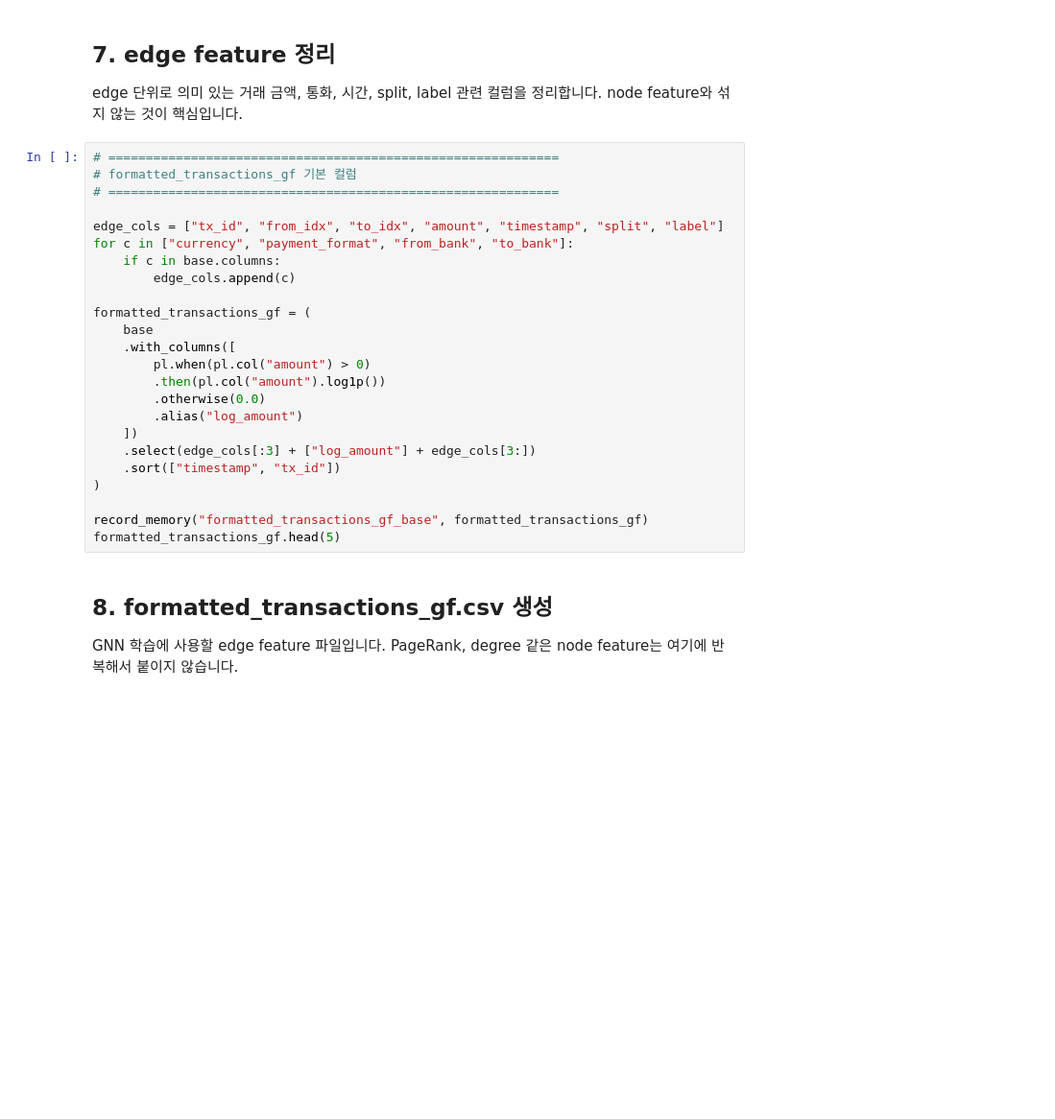
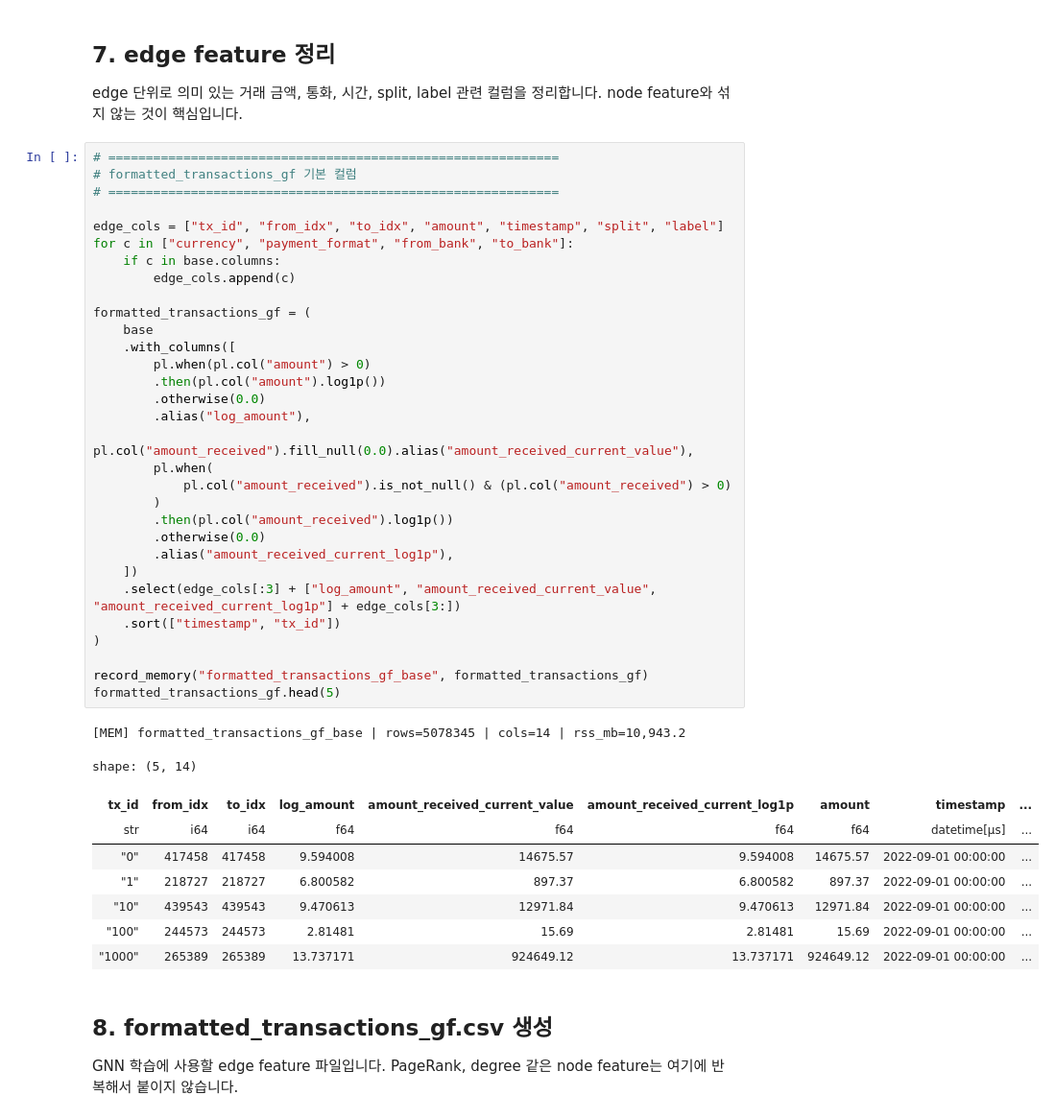
Before and after one commit to JKYUPSYCHE/Graph_AML, a Jupyter notebook: data/preprocessing/04_gnn_graph_process.ipynb, the cells around one changed output. Shown at 96% size. Saved outputs shown, nothing was run; the diff lists cells and outputs as text; blank space fills up the shorter version.

```diff
--- a/data/preprocessing/04_gnn_graph_process.ipynb
+++ b/data/preprocessing/04_gnn_graph_process.ipynb
@@ -415,27 +466,44 @@ edge 단위로 의미 있는 거래 금액, 통화, 시간, split, label 관련
 # %%
 # ============================================================
 # formatted_transactions_gf 기본 컬럼
 # ============================================================
 
 edge_cols = ["tx_id", "from_idx", "to_idx", "amount", "timestamp", "split", "label"]
 for c in ["currency", "payment_format", "from_bank", "to_bank"]:
     if c in base.columns:
         edge_cols.append(c)
 
 formatted_transactions_gf = (
     base
     .with_columns([
         pl.when(pl.col("amount") > 0)
         .then(pl.col("amount").log1p())
         .otherwise(0.0)
-        .alias("log_amount")
+        .alias("log_amount"),
+        pl.col("amount_received").fill_null(0.0).alias("amount_received_current_value"),
+        pl.when(
+            pl.col("amount_received").is_not_null() & (pl.col("amount_received") > 0)
+        )
+        .then(pl.col("amount_received").log1p())
+        .otherwise(0.0)
+        .alias("amount_received_current_log1p"),
     ])
-    .select(edge_cols[:3] + ["log_amount"] + edge_cols[3:])
+    .select(edge_cols[:3] + ["log_amount", "amount_received_current_value", "amount_received_current_log1p"] + edge_cols[3:])
     .sort(["timestamp", "tx_id"])
 )
 
 record_memory("formatted_transactions_gf_base", formatted_transactions_gf)
 formatted_transactions_gf.head(5)
+# %% [output]
+[MEM] formatted_transactions_gf_base | rows=5078345 | cols=14 | rss_mb=10,943.2
+shape: (5, 14)
+| tx_id | from_idx | to_idx | log_amount | amount_received_current_value | amount_received_current_log1p | amount | timestamp | ... |
+| str | i64 | i64 | f64 | f64 | f64 | f64 | datetime[μs] | ... |
+| "0" | 417458 | 417458 | 9.594008 | 14675.57 | 9.594008 | 14675.57 | 2022-09-01 00:00:00 | ... |
+| "1" | 218727 | 218727 | 6.800582 | 897.37 | 6.800582 | 897.37 | 2022-09-01 00:00:00 | ... |
+| "10" | 439543 | 439543 | 9.470613 | 12971.84 | 9.470613 | 12971.84 | 2022-09-01 00:00:00 | ... |
+| "100" | 244573 | 244573 | 2.81481 | 15.69 | 2.81481 | 15.69 | 2022-09-01 00:00:00 | ... |
+| "1000" | 265389 | 265389 | 13.737171 | 924649.12 | 13.737171 | 924649.12 | 2022-09-01 00:00:00 | ... |
 # %% [markdown]
 ## 8. formatted_transactions_gf.csv 생성
 GNN 학습에 사용할 edge feature 파일입니다. PageRank, degree 같은 node feature는 여기에 반복해서 붙이지 않습니다.
```
Also changed, not shown: parts of 12 cells of this notebook, 3 other files.
